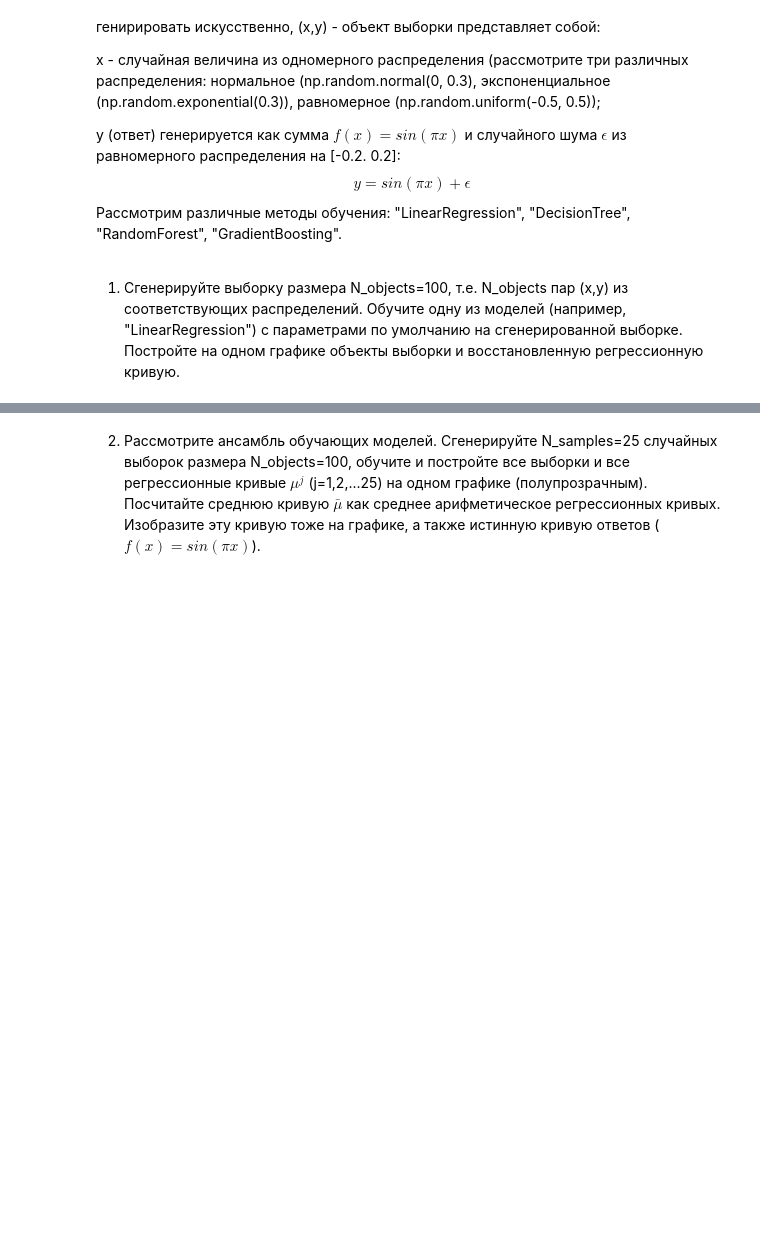
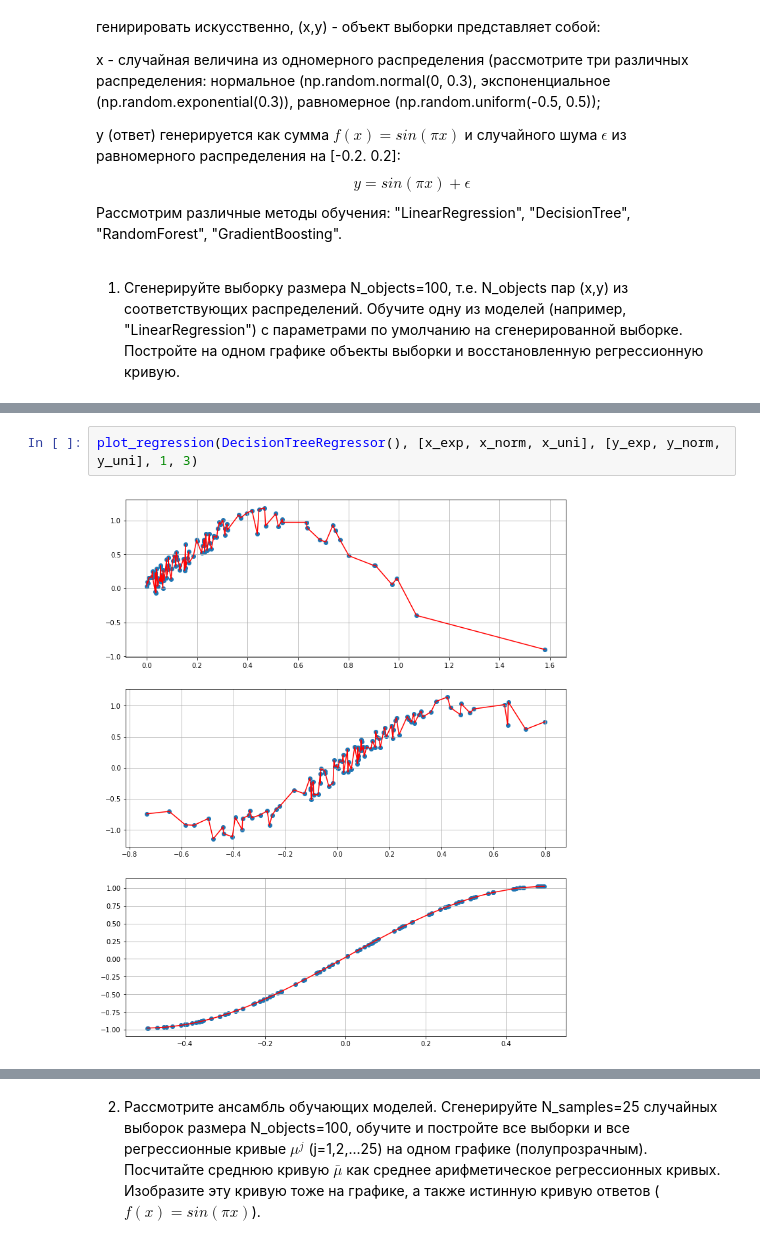
Before and after one commit to BobrG/IreneGit, a Jupyter notebook: ML_Homework_2.ipynb, the cells around one changed output, grey strips where cells are left out. Drawn from its saved outputs; the diff is of its cells as text; blank space fills up the shorter version.

```diff
--- a/ML_Homework_2.ipynb
+++ b/ML_Homework_2.ipynb
@@ -247,0 +254,4 @@ plot_regression(LinearRegression(), [x_exp, x_norm, x_uni], [y_exp, y_norm, y_un
+# %%
+plot_regression(DecisionTreeRegressor(), [x_exp, x_norm, x_uni], [y_exp, y_norm, y_uni], 1, 3)
+# %% [output]
+[figure, added]
```
Also changed, not shown: parts of 21 cells of this notebook.
